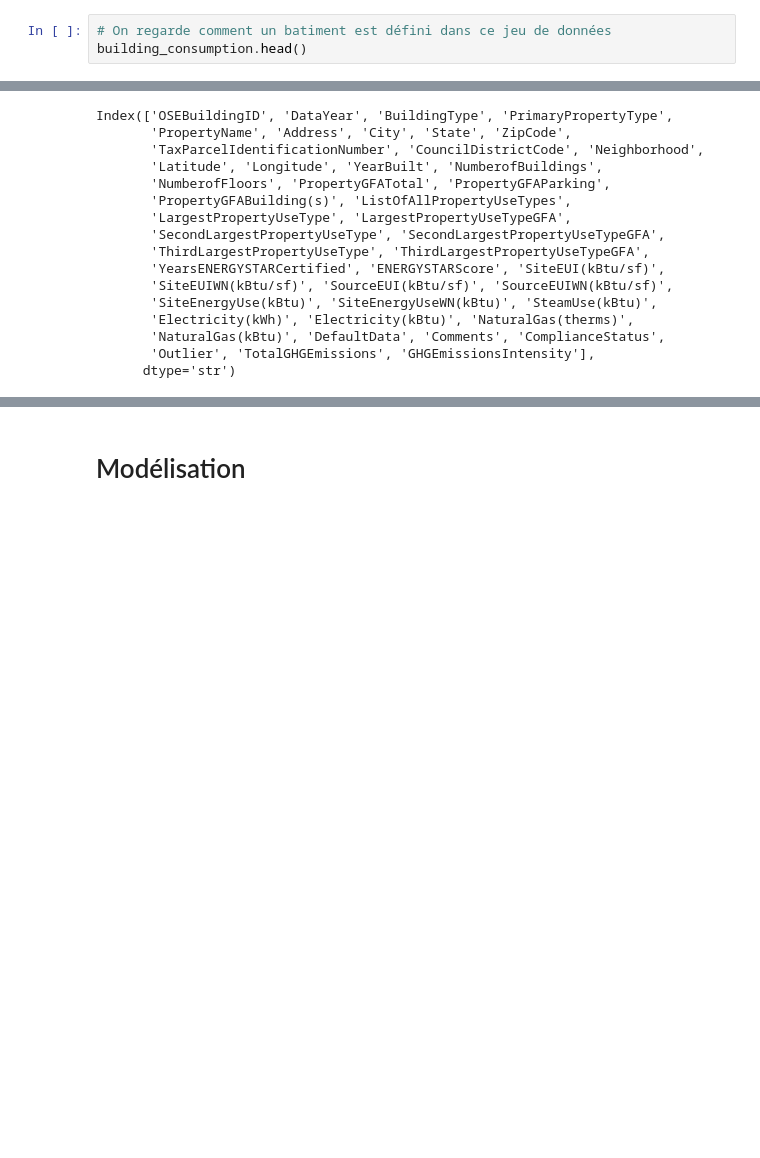
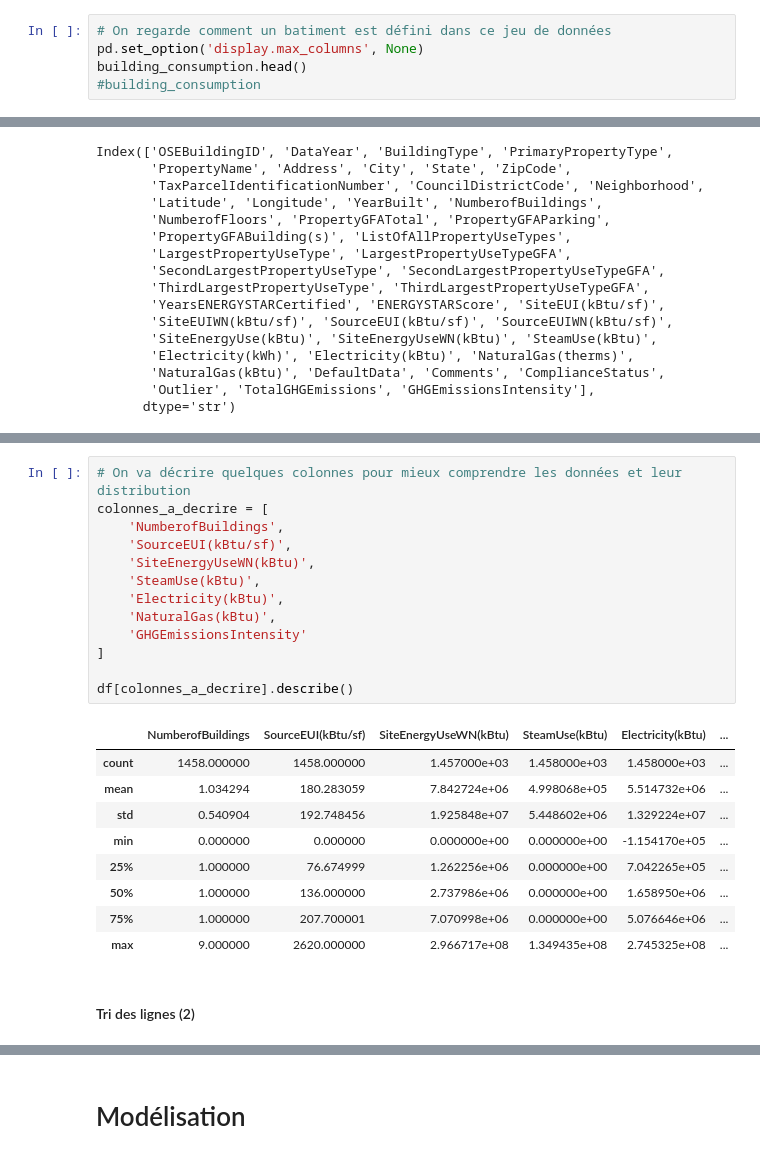
Before and after one commit to FabianDepagne/P3, a Jupyter notebook: P3_template_modelistation_supervisee_data_scientist.ipynb, the cells around one changed output, grey strips where cells are left out. Drawn from its saved outputs; the diff is of its cells as text; blank space fills up the shorter version.

```diff
--- a/P3_template_modelistation_supervisee_data_scientist.ipynb
+++ b/P3_template_modelistation_supervisee_data_scientist.ipynb
@@ -12,7 +16,9 @@ import seaborn as sns
 building_consumption = pd.read_csv("2016_Building_Energy_Benchmarking.csv")
 # %%
 # On regarde comment un batiment est défini dans ce jeu de données
+pd.set_option('display.max_columns', None)
 building_consumption.head()
+#building_consumption
 # %% [output]
 |  | OSEBuildingID | DataYear | BuildingType | PrimaryPropertyType | PropertyName | Address | City | State | ... |
 | 0 | 1 | 2016 | NonResidential | Hotel | Mayflower park hotel | 405 Olive way | Seattle | WA | ... |
@@ -105,0 +221,25 @@ Name: count, Length: 511, dtype: int64
+# %%
+# On va décrire quelques colonnes pour mieux comprendre les données et leur distribution
+colonnes_a_decrire = [
+    'NumberofBuildings',
+    'SourceEUI(kBtu/sf)',
+    'SiteEnergyUseWN(kBtu)',
+    'SteamUse(kBtu)',
+    'Electricity(kBtu)',
+    'NaturalGas(kBtu)',
+    'GHGEmissionsIntensity'
+]
+
+df[colonnes_a_decrire].describe()
+# %% [output]
+|  | NumberofBuildings | SourceEUI(kBtu/sf) | SiteEnergyUseWN(kBtu) | SteamUse(kBtu) | Electricity(kBtu) | ... |
+| count | 1458.000000 | 1458.000000 | 1.457000e+03 | 1.458000e+03 | 1.458000e+03 | ... |
+| mean | 1.034294 | 180.283059 | 7.842724e+06 | 4.998068e+05 | 5.514732e+06 | ... |
+| std | 0.540904 | 192.748456 | 1.925848e+07 | 5.448602e+06 | 1.329224e+07 | ... |
+| min | 0.000000 | 0.000000 | 0.000000e+00 | 0.000000e+00 | -1.154170e+05 | ... |
+| 25% | 1.000000 | 76.674999 | 1.262256e+06 | 0.000000e+00 | 7.042265e+05 | ... |
+| 50% | 1.000000 | 136.000000 | 2.737986e+06 | 0.000000e+00 | 1.658950e+06 | ... |
+| 75% | 1.000000 | 207.700001 | 7.070998e+06 | 0.000000e+00 | 5.076646e+06 | ... |
+| max | 9.000000 | 2620.000000 | 2.966717e+08 | 1.349435e+08 | 2.745325e+08 | ... |
+# %% [markdown]
+#### Tri des lignes (2)
```
Also changed, not shown: parts of 16 cells of this notebook.
